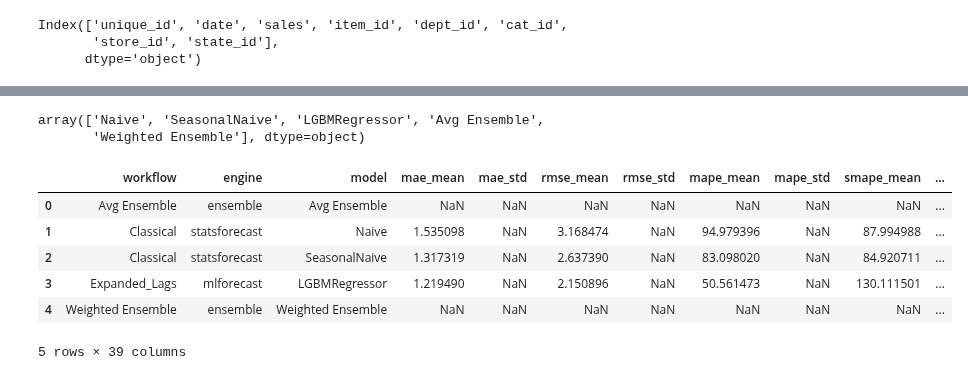
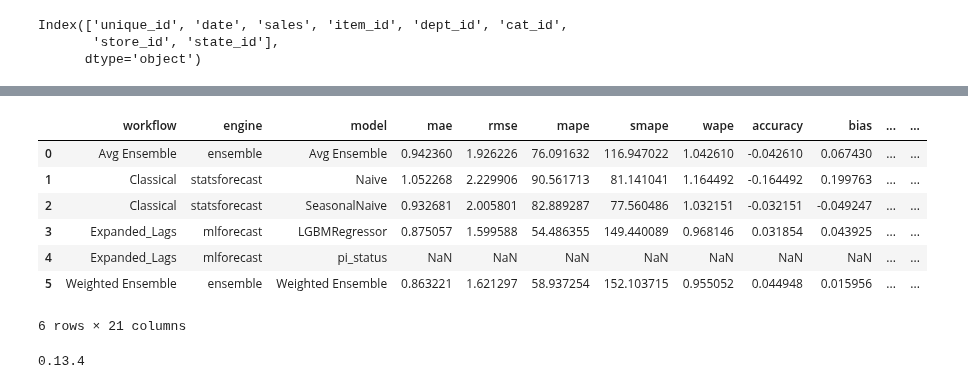
Before and after one commit to lindsaytruong/tsforge, a Jupyter notebook: examples/user_experience_notebook.ipynb, the cells around one changed output, grey strips where cells are left out. Drawn from its saved outputs; the diff is of its cells as text; code cells hidden in the pictures.

```diff
--- a/examples/user_experience_notebook.ipynb
+++ b/examples/user_experience_notebook.ipynb
@@ -23,7 +26,7 @@ enable_notebook_style()
 #train_df = pd.read_parquet('../data/input/processed/01_train_df.parquet')
 
 # when working locally
-train_df = pd.read_parquet(r"C:\Users\tacke\Downloads\01_train_df.parquet")
+train_df = pd.read_parquet(r"C:\Users\tacke\Documents\GitHub\forecast_academy\data\input\processed\01_train_df.parquet")
 # %%
 # fill sales with 0
 train_df1 = train_df.copy()
@@ -57,19 +60,26 @@ mlf_recipe=Recipe().step_as_category(["item_id","dept_id","cat_id","store_id","s
 #                       static_features=["item_id","dept_id","cat_id","store_id","state_id"],
 #                       recipe=mlf_recipe)
 
-wf4=make_mlf_workflow("Expanded_Lags",
-                      models=[lgb.LGBMRegressor(verbose=-1, with_intervals=True)],
-                      lags=[7,14],
-                      date_features=["dayofweek","month"],
-                      static_features=["item_id","dept_id","cat_id","store_id","state_id"],
-                      recipe=mlf_recipe,
-                      )
+wf4 = make_mlf_workflow(
+    "Expanded_Lags",
+    models=[lgb.LGBMRegressor(verbose=-1)],
+    lags=[7, 14],
+    freq='D',
+    date_features=["dayofweek", "month"],
+    static_features=["item_id","dept_id","cat_id","store_id","state_id"],
+    recipe=mlf_recipe,
+    with_intervals=True,
+    intervals_h=28,
+    intervals_windows=3,
+    intervals_method="conformal_distribution"
+)
 
 wf2=make_sf_workflow("Classical",
                      models = [Naive(),SeasonalNaive(season_length=7)],
                      )
 
 wf_ens1 = make_ensemble("Avg Ensemble", [wf2, wf4], method="mean")
+
 wf_ens2 = make_ensemble("Weighted Ensemble",
     members=[(wf2, "SeasonalNaive"), (wf4, "LGBMRegressor")],
     method="weighted", weights=[0.3, 0.7])
@@ -109,20 +125,22 @@ cv_results[cv_results.model =='LGBMRegressor'].head()
-# %%
-cv_results.model.unique()
-# %% [output]
-array(['Naive', 'SeasonalNaive', 'LGBMRegressor', 'Avg Ensemble',
-       'Weighted Ensemble'], dtype=object)
 # %%
-
 scores = accuracy_table(cv_results,
                         train_df1,
                         mode='aggregate',
-                        include_interval_metrics=True)
+                        include_interval_metrics=True,
+                        #metrics = ['mae','bias','accuracy','coverage']
+                        )
 scores
 # %% [output]
-|  | workflow | engine | model | mae_mean | mae_std | rmse_mean | rmse_std | mape_mean | mape_std | smape_mean | ... |
-| 0 | Avg Ensemble | ensemble | Avg Ensemble | NaN | NaN | NaN | NaN | NaN | NaN | NaN | ... |
-| 1 | Classical | statsforecast | Naive | 1.535098 | NaN | 3.168474 | NaN | 94.979396 | NaN | 87.994988 | ... |
-| 2 | Classical | statsforecast | SeasonalNaive | 1.317319 | NaN | 2.637390 | NaN | 83.098020 | NaN | 84.920711 | ... |
-| 3 | Expanded_Lags | mlforecast | LGBMRegressor | 1.219490 | NaN | 2.150896 | NaN | 50.561473 | NaN | 130.111501 | ... |
-| 4 | Weighted Ensemble | ensemble | Weighted Ensemble | NaN | NaN | NaN | NaN | NaN | NaN | NaN | ... |
+|  | workflow | engine | model | mae | rmse | mape | smape | wape | accuracy | bias | ... | ... |
+| 0 | Avg Ensemble | ensemble | Avg Ensemble | 0.942360 | 1.926226 | 76.091632 | 116.947022 | 1.042610 | -0.042610 | 0.067430 | ... | ... |
+| 1 | Classical | statsforecast | Naive | 1.052268 | 2.229906 | 90.561713 | 81.141041 | 1.164492 | -0.164492 | 0.199763 | ... | ... |
+| 2 | Classical | statsforecast | SeasonalNaive | 0.932681 | 2.005801 | 82.889287 | 77.560486 | 1.032151 | -0.032151 | -0.049247 | ... | ... |
+| 3 | Expanded_Lags | mlforecast | LGBMRegressor | 0.875057 | 1.599588 | 54.486355 | 149.440089 | 0.968146 | 0.031854 | 0.043925 | ... | ... |
+| 4 | Expanded_Lags | mlforecast | pi_status | NaN | NaN | NaN | NaN | NaN | NaN | NaN | ... | ... |
+| 5 | Weighted Ensemble | ensemble | Weighted Ensemble | 0.863221 | 1.621297 | 58.937254 | 152.103715 | 0.955052 | 0.044948 | 0.015956 | ... | ... |
-5 rows × 39 columns
+6 rows × 21 columns
+# %%
+import mlforecast
+print(mlforecast.__version__)
+# %% [output]
+0.13.4
```
Also changed, not shown: parts of 23 cells of this notebook, 16 other files.
